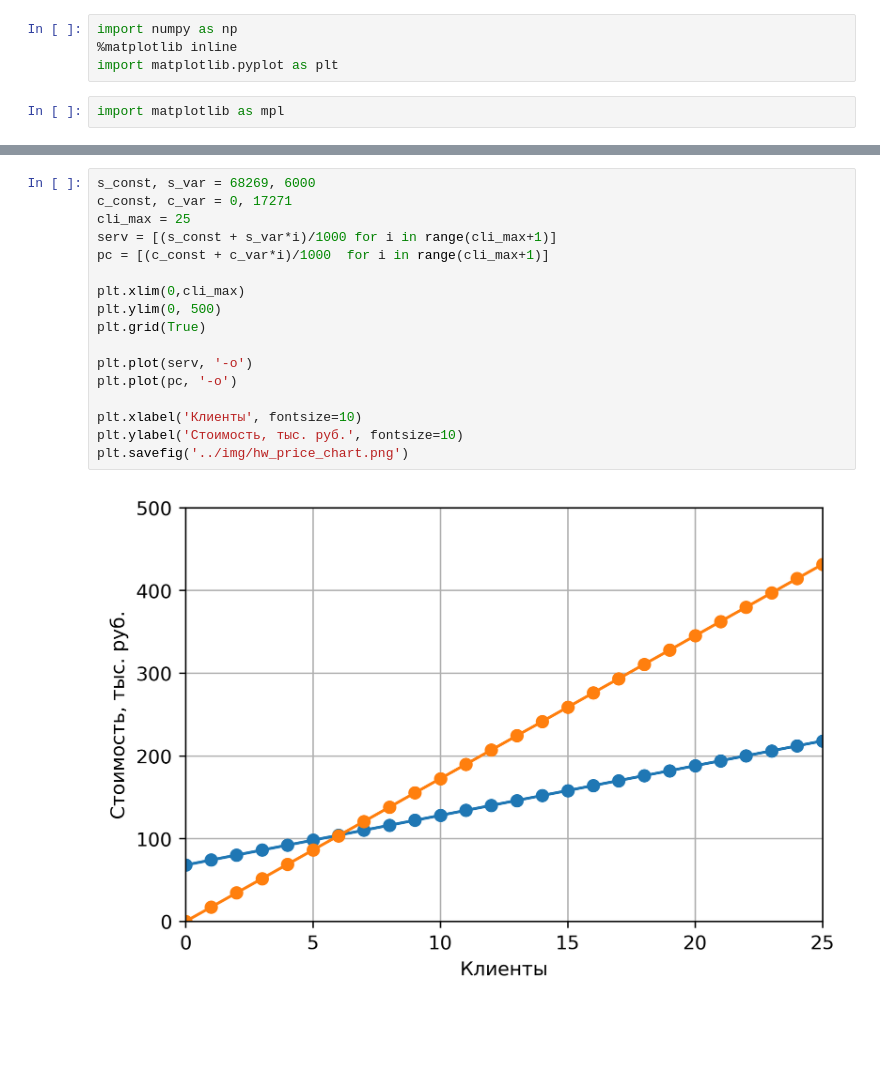
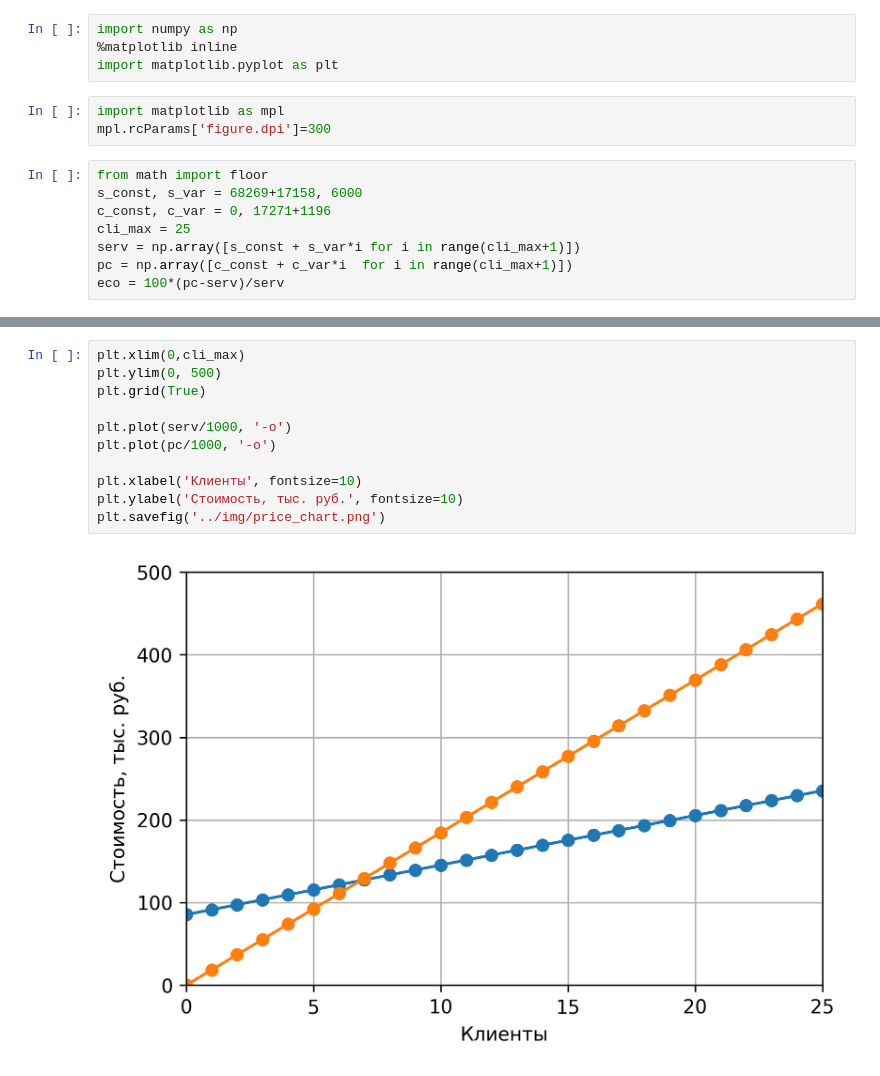
Before and after one commit to Ledarium/diplom, a Jupyter notebook: py/plots.ipynb, the cells around one changed output, grey strips where cells are left out. Saved outputs shown, nothing was run; the diff lists cells and outputs as text; blank space fills up the shorter version.

```diff
--- a/py/plots.ipynb
+++ b/py/plots.ipynb
@@ -4,3 +4,12 @@ import numpy as np
 import matplotlib.pyplot as plt
 # %%
 import matplotlib as mpl
+mpl.rcParams['figure.dpi']=300
+# %%
+from math import floor
+s_const, s_var = 68269+17158, 6000
+c_const, c_var = 0, 17271+1196
+cli_max = 25
+serv = np.array([s_const + s_var*i for i in range(cli_max+1)])
+pc = np.array([c_const + c_var*i  for i in range(cli_max+1)])
+eco = 100*(pc-serv)/serv
@@ -7,19 +23,13 @@ import matplotlib as mpl
 # %%
-s_const, s_var = 68269, 6000
-c_const, c_var = 0, 17271
-cli_max = 25
-serv = [(s_const + s_var*i)/1000 for i in range(cli_max+1)]
-pc = [(c_const + c_var*i)/1000  for i in range(cli_max+1)]
-
 plt.xlim(0,cli_max)
 plt.ylim(0, 500)
 plt.grid(True)
 
-plt.plot(serv, '-o')
-plt.plot(pc, '-o')
+plt.plot(serv/1000, '-o')
+plt.plot(pc/1000, '-o')
 
 plt.xlabel('Клиенты', fontsize=10)
 plt.ylabel('Стоимость, тыс. руб.', fontsize=10)
-plt.savefig('../img/hw_price_chart.png')
+plt.savefig('../img/price_chart.png')
 # %% [output]
-[figure, old version]
+[figure, new version]
```
Also changed, not shown: parts of 1 cell of this notebook, 2 other files.
